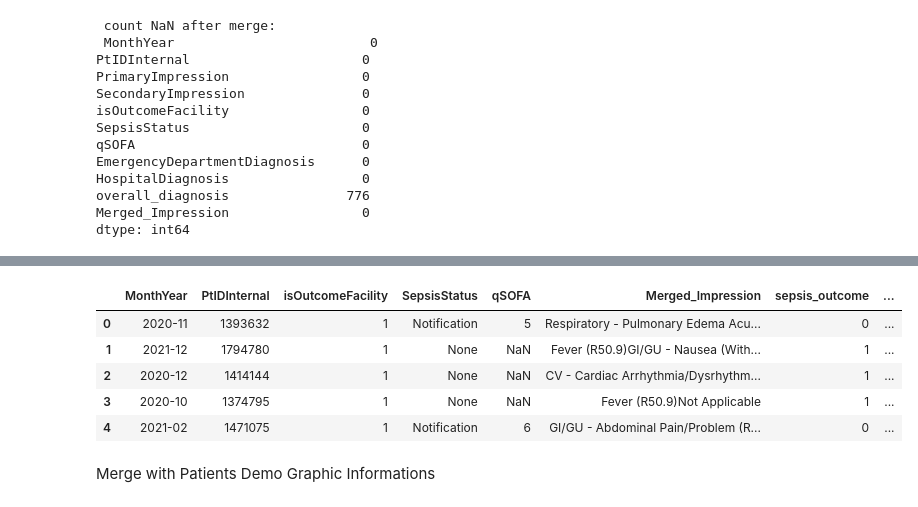
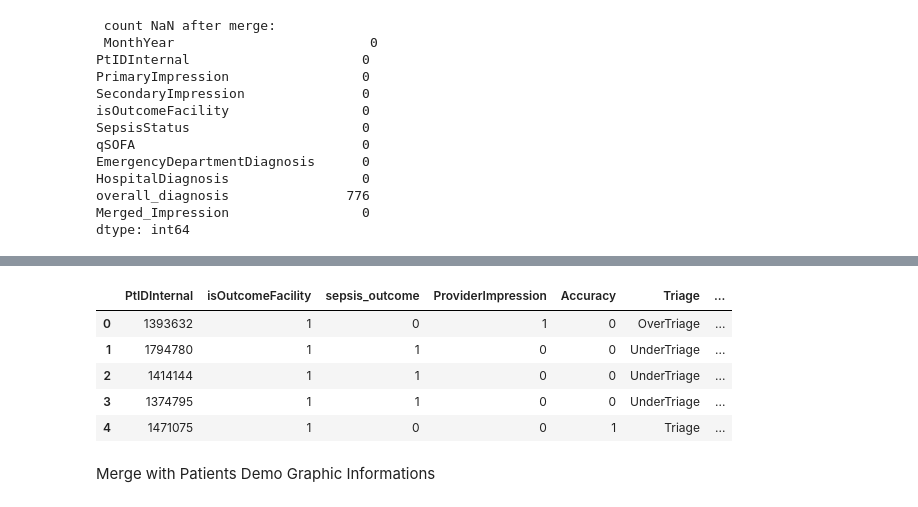
Before and after one commit to blesssong2020/Fairfax-Consultants---Summer2022-DEAN690, a Jupyter notebook: FFConsultants.ipynb, the cells around one changed output, grey strips where cells are left out. Cells and saved outputs as stored; diff of their text form; code cells hidden in the pictures.

```diff
--- a/FFConsultants.ipynb
+++ b/FFConsultants.ipynb
@@ -616,7 +662,7 @@ SEPSISclean["ProviderImpression"] = pd.np.where(SEPSISclean["Merged_Impression"]
                              pd.np.where(SEPSISclean["Merged_Impression"].str.contains("A41.9", na=False, case=False), 1, 0))
 SEPSISclean.head()
 #Accuracy
-SEPSISclean["Accuracy"] = pd.np.where(SEPSISclean["ProviderImpression"] == SEPSISclean["sepsis_outcome"], "Match", "MisMatch")
+SEPSISclean["Accuracy"] = pd.np.where(SEPSISclean["ProviderImpression"] == SEPSISclean["sepsis_outcome"], 1, 0) #Match -1, MisMatch 0
 SEPSISclean.head()
 # %% [output]
 |  | MonthYear | PtIDInternal | PrimaryImpression | SecondaryImpression | isOutcomeFacility | SepsisStatus | ... |
@@ -681,15 +727,0 @@ print("\n Unique qSOFA values: \n",SEPSISclean['qSOFA'].unique())
-# %%
-#binarize qSOFA
-#df = pd.get_dummies(PdmSEPSIS, columns=['qSOFA'], drop_first=True)
-#PdmSEPSIS
-
-SEPSISclean.qSOFA[SEPSISclean.qSOFA == 'Altered Mental Status (GCS <15)' ] = 1
-SEPSISclean.qSOFA[SEPSISclean.qSOFA == 'Respiratory Rate greater than 22'] = 2
-SEPSISclean.qSOFA[SEPSISclean.qSOFA == 'Systolic BP less than 100 m Hg' ] = 3
-SEPSISclean.qSOFA[SEPSISclean.qSOFA == 'Altered Mental Status (GCS <15), Respiratory Rate greater than 22, Systolic BP less than 100 m Hg' ] = 4
-SEPSISclean.qSOFA[SEPSISclean.qSOFA == 'Altered Mental Status (GCS <15), Respiratory Rate greater than 22' ] = 5
-SEPSISclean.qSOFA[SEPSISclean.qSOFA == 'Altered Mental Status (GCS <15), Systolic BP less than 100 m Hg' ] = 6
-SEPSISclean.qSOFA[SEPSISclean.qSOFA == 'Respiratory Rate greater than 22, Systolic BP less than 100 m Hg'] = 7
-
-print("\n SEPSISclean top 5 rows: \n",SEPSISclean.head())
-print("\n Unique qSOFA values: \n",SEPSISclean['qSOFA'].unique())
@@ -730,0 +728,4 @@ See the caveats in the documentation: https://pandas.pydata.org/pandas-docs/stab
+# %%
+#Crete dummies for SepsisStatus
+SEPSISclean = pd.get_dummies(SEPSISclean, columns=['SepsisStatus'])#, drop_first=True)
+SEPSISclean
@@ -730,0 +746,18 @@ See the caveats in the documentation: https://pandas.pydata.org/pandas-docs/stab
+# %%
+#To iter through the values/ categories list nan are replaced with Unknown
+
+SEPSISclean["qSOFA"] = SEPSISclean["qSOFA"].fillna('Unknown')
+SEPSISclean['qSOFA'].unique()
+
+
+
+#Create dummies for qSOFA
+
+# SEPSISclean = pd.get_dummies(SEPSISclean, columns=['qSOFA'])#, drop_first=True) #will create 7 combinations, in fact we have only three criteria.
+# SEPSISclean
+#following method will identify three condition within the strings.
+
+dummies = SEPSISclean['qSOFA'].str.get_dummies(sep=', ') #(SEPSISclean[variable], prefix = variable)   # Get the dummy variables from pandas
+SEPSISclean = pd.concat([SEPSISclean,dummies],axis=1)       # concat dummy variables into original data
+#SEPSISclean.drop(SEPSISclean['qSOFA'],axis=1,inplace=True)      # inplace  = True : becasue we want to work on the dataframe directly
+SEPSISclean
@@ -731,14 +778,16 @@ See the caveats in the documentation: https://pandas.pydata.org/pandas-docs/stab
 # %%
 ##Drop redundant column
-SEPSISclean.drop(['PrimaryImpression','SecondaryImpression',"EmergencyDepartmentDiagnosis","HospitalDiagnosis","overall_diagnosis",'Triage1','Triage2','Triage0'], axis =1,  inplace =True)
+SEPSISclean.drop(['MonthYear','PrimaryImpression','SecondaryImpression',"EmergencyDepartmentDiagnosis","HospitalDiagnosis",
+                  "overall_diagnosis",'qSOFA','Merged_Impression','Triage1','Triage2','Triage0','Unknown'],
+                 axis =1,  inplace =True)
 SEPSISclean.head()
 # %% [output]
-|  | MonthYear | PtIDInternal | isOutcomeFacility | SepsisStatus | qSOFA | Merged_Impression | sepsis_outcome | ... |
-| 0 | 2020-11 | 1393632 | 1 | Notification | 5 | Respiratory - Pulmonary Edema Acu... | 0 | ... |
-| 1 | 2021-12 | 1794780 | 1 | None | NaN | Fever (R50.9)GI/GU - Nausea (With... | 1 | ... |
-| 2 | 2020-12 | 1414144 | 1 | None | NaN | CV - Cardiac Arrhythmia/Dysrhythm... | 1 | ... |
-| 3 | 2020-10 | 1374795 | 1 | None | NaN | Fever (R50.9)Not Applicable | 1 | ... |
-| 4 | 2021-02 | 1471075 | 1 | Notification | 6 | GI/GU - Abdominal Pain/Problem (R... | 0 | ... |
+|  | PtIDInternal | isOutcomeFacility | sepsis_outcome | ProviderImpression | Accuracy | Triage | ... |
+| 0 | 1393632 | 1 | 0 | 1 | 0 | OverTriage | ... |
+| 1 | 1794780 | 1 | 1 | 0 | 0 | UnderTriage | ... |
+| 2 | 1414144 | 1 | 1 | 0 | 0 | UnderTriage | ... |
+| 3 | 1374795 | 1 | 1 | 0 | 0 | UnderTriage | ... |
+| 4 | 1471075 | 1 | 0 | 0 | 1 | Triage | ... |
 # %% [markdown]
 Merge with Patients Demo Graphic Informations
 # %%
```
Also changed, not shown: parts of 29 cells of this notebook.
